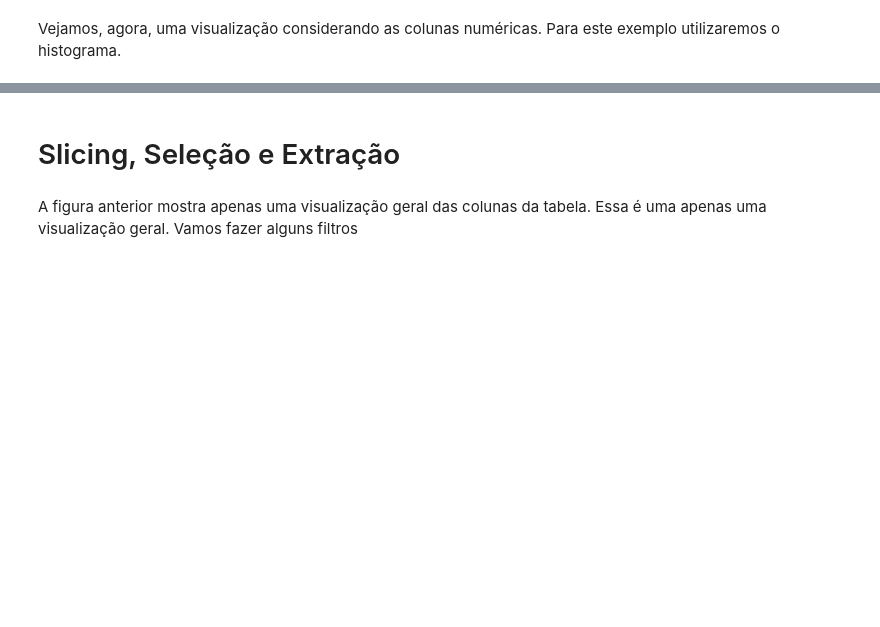
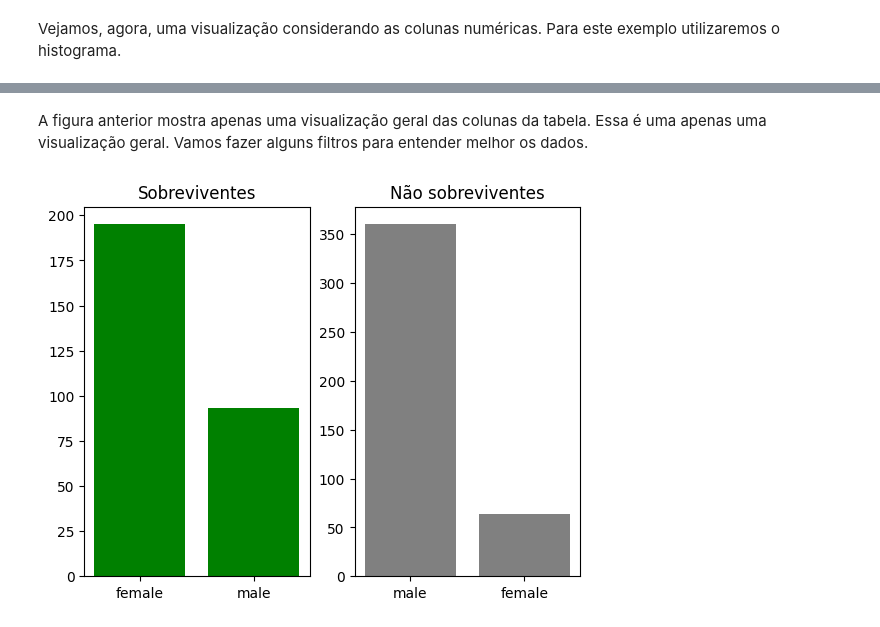
Before and after one commit to ifribeiro/aula_pandas, a Jupyter notebook: introducao_pandas.ipynb, the cells around one changed output, grey strips where cells are left out. Saved outputs shown, nothing was run; the diff lists cells and outputs as text; code cells hidden in the pictures; blank space fills up the shorter version.

```diff
--- a/introducao_pandas.ipynb
+++ b/introducao_pandas.ipynb
@@ -291,2 +335,0 @@ survived
-# %% [markdown]
-# Slicing, Seleção e Extração
@@ -295,2 +336,2 @@ survived
 # %% [markdown]
-A figura anterior mostra apenas uma visualização geral das colunas da tabela. Essa é uma apenas uma visualização geral. Vamos fazer alguns filtros
+A figura anterior mostra apenas uma visualização geral das colunas da tabela. Essa é uma apenas uma visualização geral. Vamos fazer alguns filtros para entender melhor os dados.
@@ -296,0 +340,12 @@ A figura anterior mostra apenas uma visualização geral das colunas da tabela.
+# %%
+sobreviventes = df[df['alive']=='yes']
+nao_sobreviventes = df[df['alive']=='no']
+contagem_s = sobreviventes['sex'].value_counts()
+contagem_ns = nao_sobreviventes['sex'].value_counts()
+fig, ax = plt.subplots(ncols=2)
+ax[0].bar(contagem_s.index, contagem_s.values,color ='green')
+ax[0].set_title("Sobreviventes")
+ax[1].bar(contagem_ns.index, contagem_ns.values, color ='grey')
+ax[1].set_title("Não sobreviventes");
+# %% [output]
+[figure, added]
```
Also changed, not shown: parts of 24 cells of this notebook.
